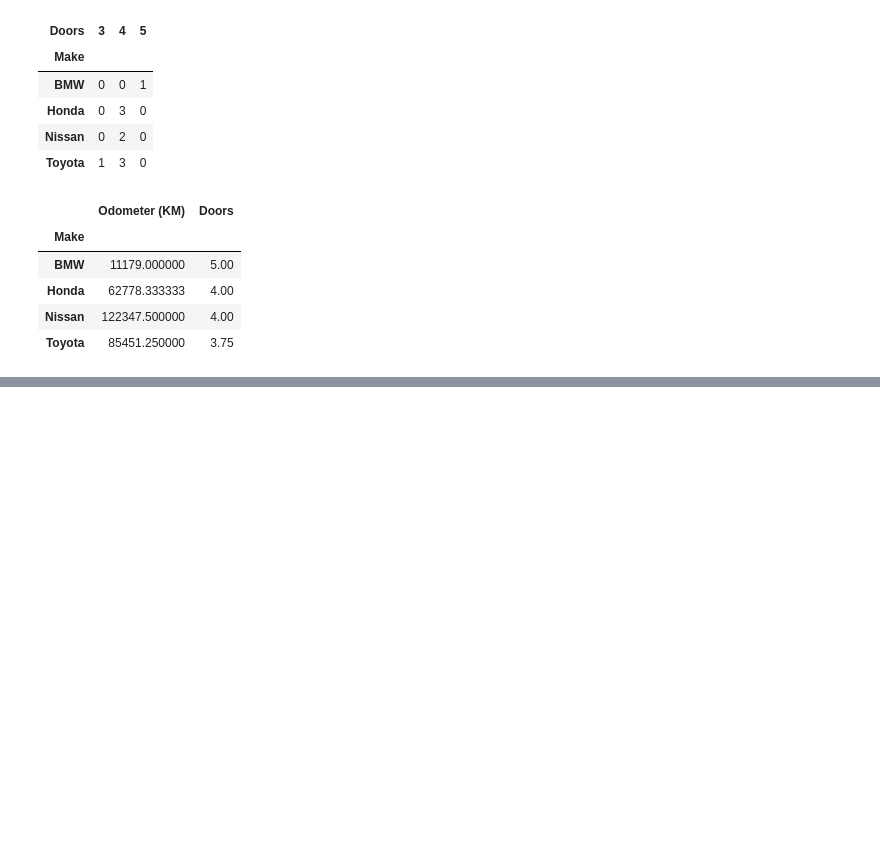
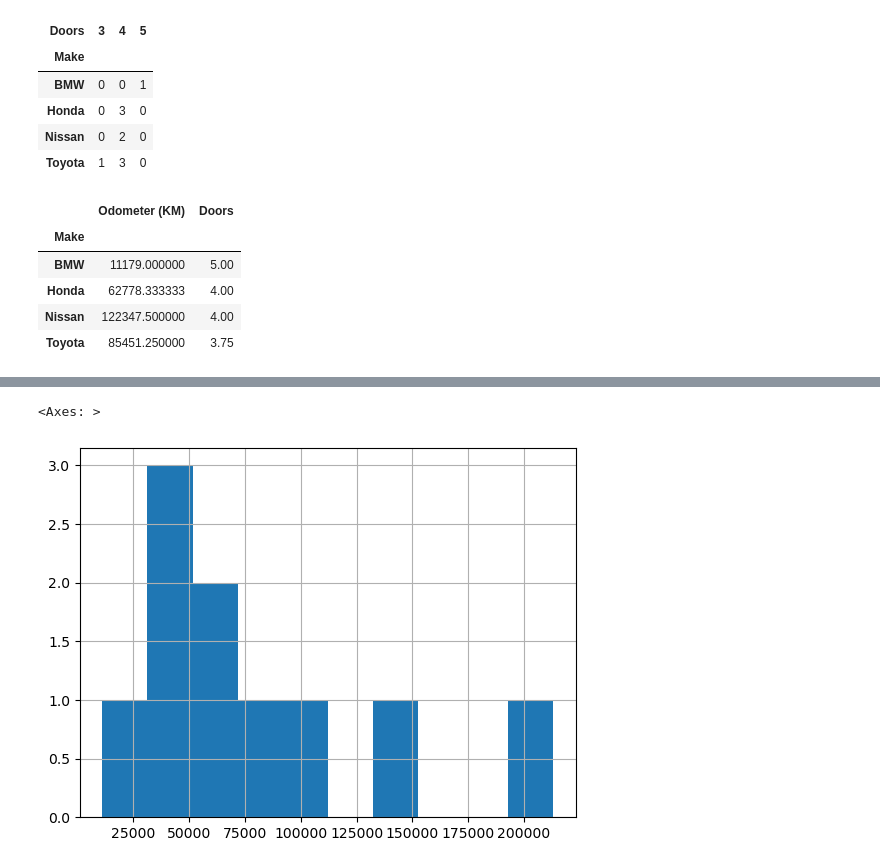
Before and after one commit to Anass6/Data_Science_Basics, a Jupyter notebook: Introduction to Pandas.ipynb, the cells around one changed output, grey strips where cells are left out. Saved outputs shown, nothing was run; the diff lists cells and outputs as text; code cells hidden in the pictures; blank space fills up the shorter version.

```diff
--- a/Introduction to Pandas.ipynb
+++ b/Introduction to Pandas.ipynb
@@ -296,0 +331,5 @@ car_sales.groupby(["Make"]).mean() #gives us the mean of every number in the Dat
+# %%
+car_sales["Odometer (KM)"].hist()
+# %% [output]
+<Axes: >
+[figure, added]
```
Also changed, not shown: parts of 32 cells of this notebook, 3 other files.
